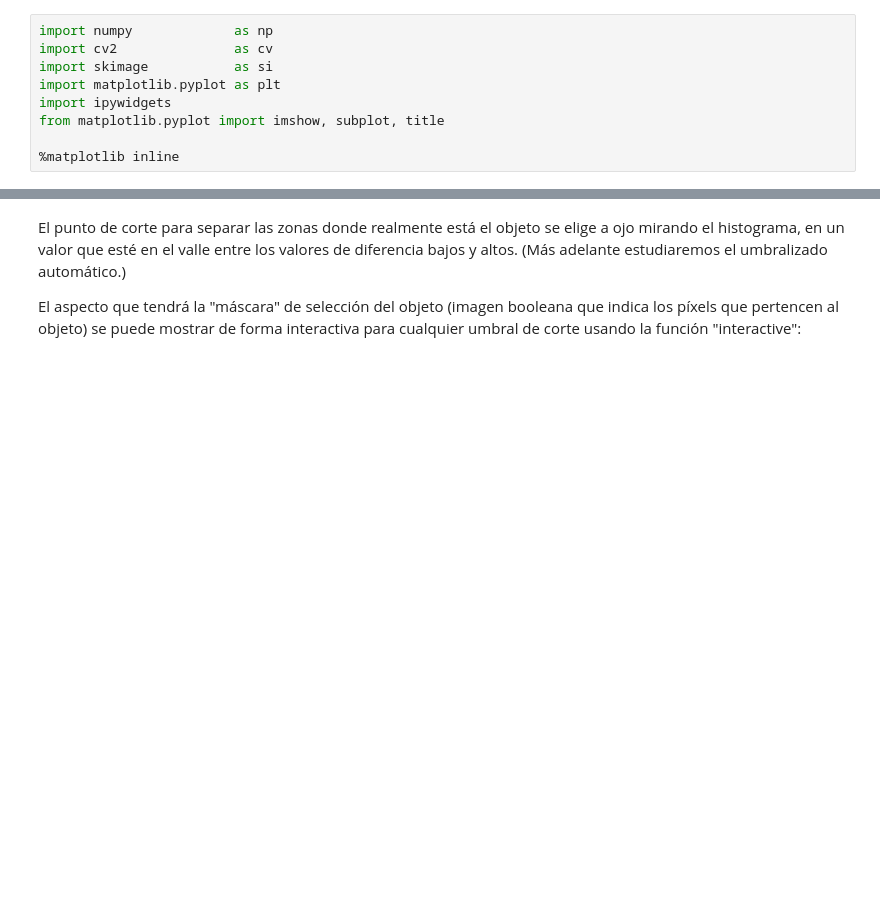
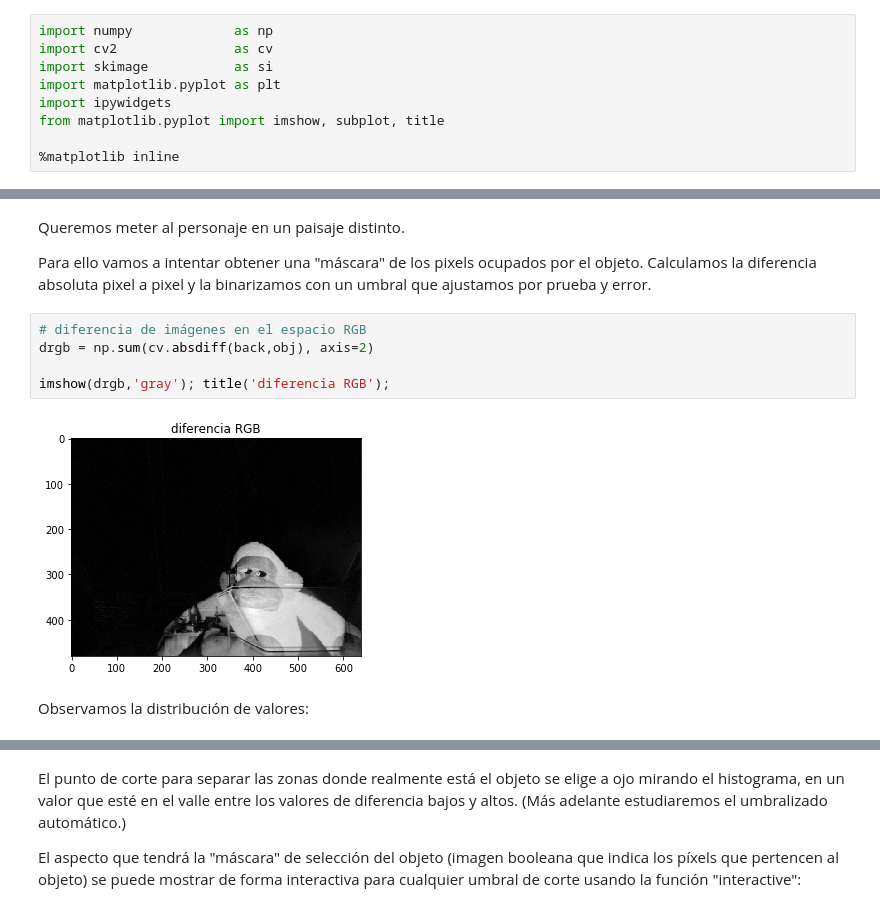
Before and after one commit to albertoruiz/umucv, a Jupyter notebook: notebooks/chroma.ipynb, the cells around one changed output, grey strips where cells are left out. Cells and saved outputs as stored; diff of their text form; blank space fills up the shorter version.

```diff
--- a/notebooks/chroma.ipynb
+++ b/notebooks/chroma.ipynb
@@ -59,3 +36,16 @@ subplot(2,2,4); imshow(duv); title('diferencia UV');
+# %% [markdown]
+Queremos meter al personaje en un paisaje distinto.
+
+Para ello vamos a intentar obtener una "máscara" de los pixels ocupados por el objeto. Calculamos la diferencia absoluta pixel a pixel y la binarizamos con un umbral que ajustamos por prueba y error.
+# %%
+# diferencia de imágenes en el espacio RGB
+drgb = np.sum(cv.absdiff(back,obj), axis=2)
+
+imshow(drgb,'gray'); title('diferencia RGB');
+# %% [output]
+[figure, added]
+# %% [markdown]
+Observamos la distribución de valores:
 # %%
 plt.hist(drgb.flatten(),100);
 # %% [output]
```
Also changed, not shown: parts of 19 cells of this notebook, 4 other files.
